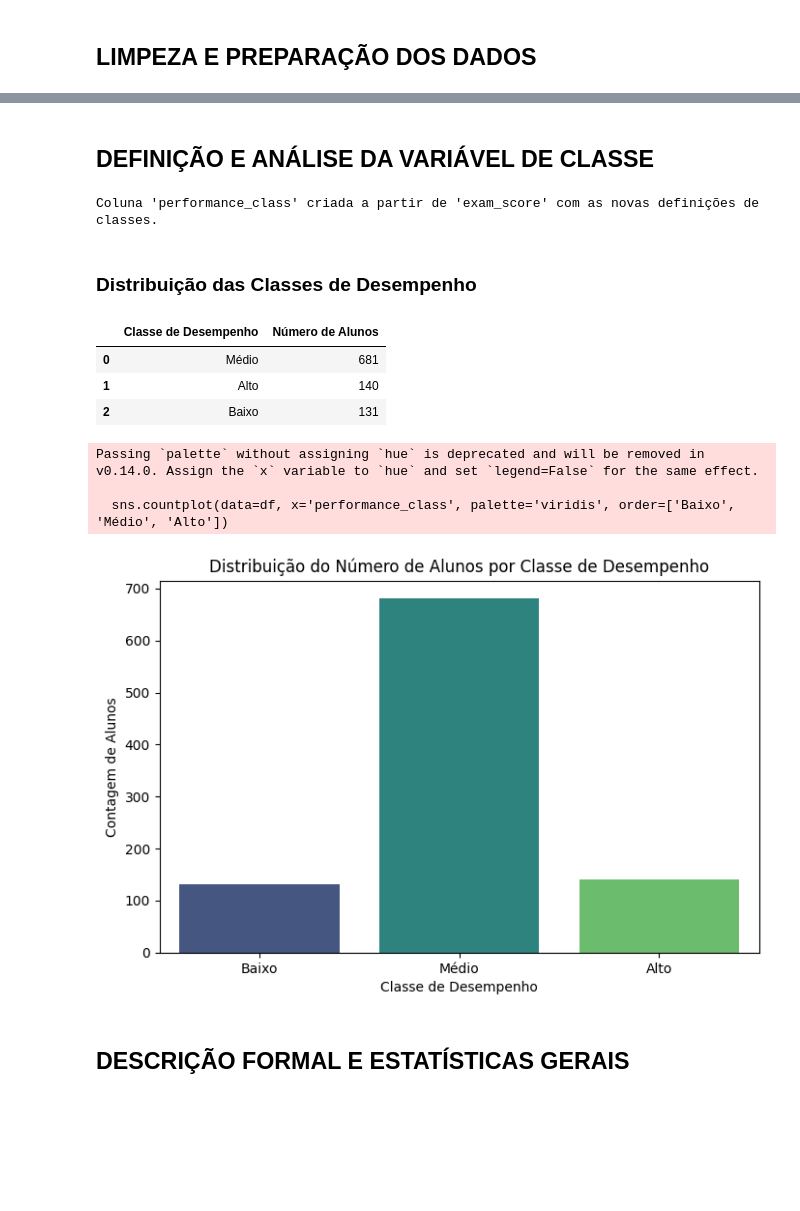
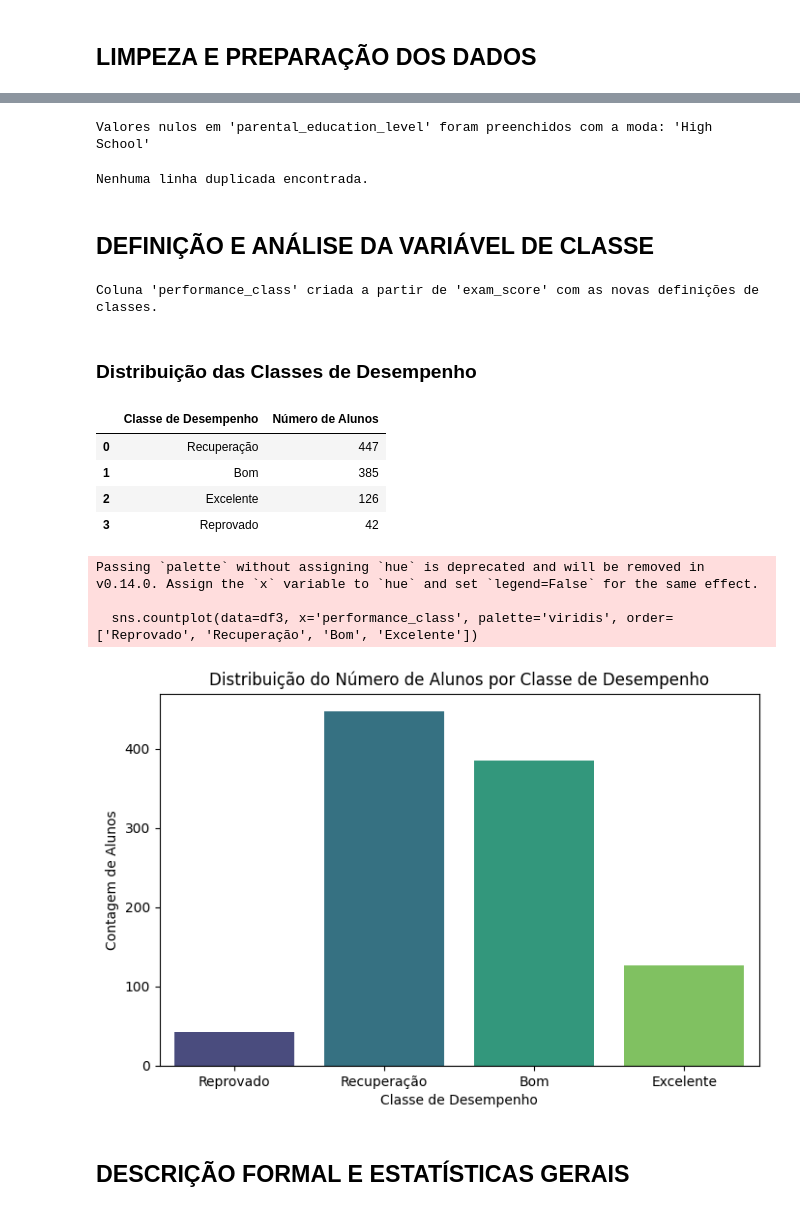
Before and after one commit to MRGdSFS/HW1----ICA-2025.2, a Jupyter notebook: notebooks/01_pre_processamento.ipynb, the cells around one changed output, grey strips where cells are left out. Drawn from its saved outputs; the diff is of its cells as text; code cells hidden in the pictures; blank space fills up the shorter version.

Commit message:
Atualiza código e notebooks do projeto

```diff
--- a/notebooks/01_pre_processamento.ipynb
+++ b/notebooks/01_pre_processamento.ipynb
@@ -239,41 +165,87 @@ Nenhuma linha duplicada encontrada.
+# %%
+# @title Tratamento de dados faltantes
+
+"""
+
+Como visto anteriormente através da função '.info()', a variável 'parental_education_level' possui dados faltantes.
+Sendo assim, visto que se trata de uma variável categórica, uma boa forma de tratar isso é preenchendo com a categoria mais frequente, ou seja, a moda.
+O código abaixo faz exatamente isso. Ele primeiro confirma que a variável possui dados faltantes, depois encontra a moda usando '.mode()' e por fim preenche todos os valores faltantes com a moda.
+
+"""
+df1 = tratar_dados_faltantes(df, 'parental_education_level')
+# %% [output]
+Valores nulos em 'parental_education_level' foram preenchidos com a moda: 'High School'
+# %%
+# @title Verificação e Remoção de Duplicatas
+
+"""
+
+O código abaixo é usado simplesmente por precaução. Não foi visto nada acima que indicasse a existência de linhas repetidas no dataset, mas, a fim de confirmação, fazemos o passo abaixo.
+
+"""
+
+df2 = remover_duplicatas(df1)
+# %% [output]
+Nenhuma linha duplicada encontrada.
 # %% [markdown]
 ## DEFINIÇÃO E ANÁLISE DA VARIÁVEL DE CLASSE
-# %%
-# @title Discretização da variável 'exam_score'
-
-bins = [0, 50, 85, 100]
-labels = ['Baixo', 'Médio', 'Alto']
-df['performance_class'] = pd.cut(df['exam_score'], bins=bins, labels=labels, right=False)
-print("Coluna 'performance_class' criada a partir de 'exam_score' com as novas definições de classes.")
-# %% [output]
-Coluna 'performance_class' criada a partir de 'exam_score' com as novas definições de classes.
+# %%
+# @title Discretização da variável 'exam_score'
+
+"""
+
+Visto que se pede o número de classes da variável-alvo 'exam_score' e ela é um valor contínuo, devemos discretizá-la. Não há uma maneira única de se fazer isso e a quantidade de classes é algo que pode variar dependendo da análise.
+No caso dessa análise, escolhemos dividir as notas baseado no sistema utilizado na Universidade Federal do Ceará (UFC). Sendo assim, a classificação será da seguinte forma:
+Quem obtém nota igual ou superior a 90, possui um desempenho 'Excelente'. Os que conseguem igual ou superior a 70, possuem o desempenho 'Bom'.
+Já em relação aqueles que conseguem uma nota abaixo de 70, mas superior à 40, apresentam o desempenho 'Recuperação'. Por fim, aqueles com nota abaixo de 40, estão com desempenho 'Reprovado'.
+Foi criada uma nova variável (performance_class) para guardar essas informações.
+
+"""
+
+df3 = discretizar_variavel_alvo(df2)
+# %% [output]
+Coluna 'performance_class' criada a partir de 'exam_score' com as novas definições de classes.
 # %%
 # @title Análise da Distribuição da Classe
 
+"""
+
+Aqui, vemos como os alunos estão distribuidos em relação as classes que acabamos de criar da variável-alvo. Podemos ver que a maioria dos alunos possui o desempenho 'Recuperação', de acordo com a classificação feita.
+Podemos ver também que a quantidade de alunos com desempenho 'Recuperação' ou 'Reprovado' é minimamente maior que a quantidade de alunos com desempenho 'Excelente' ou 'Bom'.
+
+"""
+
 display(Markdown("### Distribuição das Classes de Desempenho"))
-class_distribution = df['performance_class'].value_counts().reset_index()
+class_distribution = df3['performance_class'].value_counts().reset_index()
 class_distribution.columns = ['Classe de Desempenho', 'Número de Alunos']
 display(class_distribution)
 # %% [output]
 ### Distribuição das Classes de Desempenho
 |  | Classe de Desempenho | Número de Alunos |
-| 0 | Médio | 681 |
-| 1 | Alto | 140 |
-| 2 | Baixo | 131 |
+| 0 | Recuperação | 447 |
+| 1 | Bom | 385 |
+| 2 | Excelente | 126 |
+| 3 | Reprovado | 42 |
 # %%
 # @title Visualização da distribuição
 
+"""
+
+Aqui podemos ver melhor a distribuição das classes criadas e suas respectivas quantidades, destacando o que foi dito acima.
+
+"""
+
 plt.figure(figsize=(8, 5))
-sns.countplot(data=df, x='performance_class', palette='viridis', order=['Baixo', 'Médio', 'Alto'])
+sns.countplot(data=df3, x='performance_class', palette='viridis', order=['Reprovado', 'Recuperação', 'Bom', 'Excelente'])
 plt.title('Distribuição do Número de Alunos por Classe de Desempenho')
 plt.xlabel('Classe de Desempenho')
 plt.ylabel('Contagem de Alunos')
 plt.show()
 # %% [output]
 Passing `palette` without assigning `hue` is deprecated and will be removed in v0.14.0. Assign the `x` variable to `hue` and set `legend=False` for the same effect.
 
-  sns.countplot(data=df, x='performance_class', palette='viridis', order=['Baixo', 'Médio', 'Alto'])
+  sns.countplot(data=df3, x='performance_class', palette='viridis', order=['Reprovado', 'Recuperação', 'Bom', 'Excelente'])
-[figure, old version]
+[figure, new version]
 # %% [markdown]
 ## DESCRIÇÃO FORMAL E ESTATÍSTICAS GERAIS
 # %%
```
Also changed, not shown: parts of 15 cells of this notebook, 44 other files.
